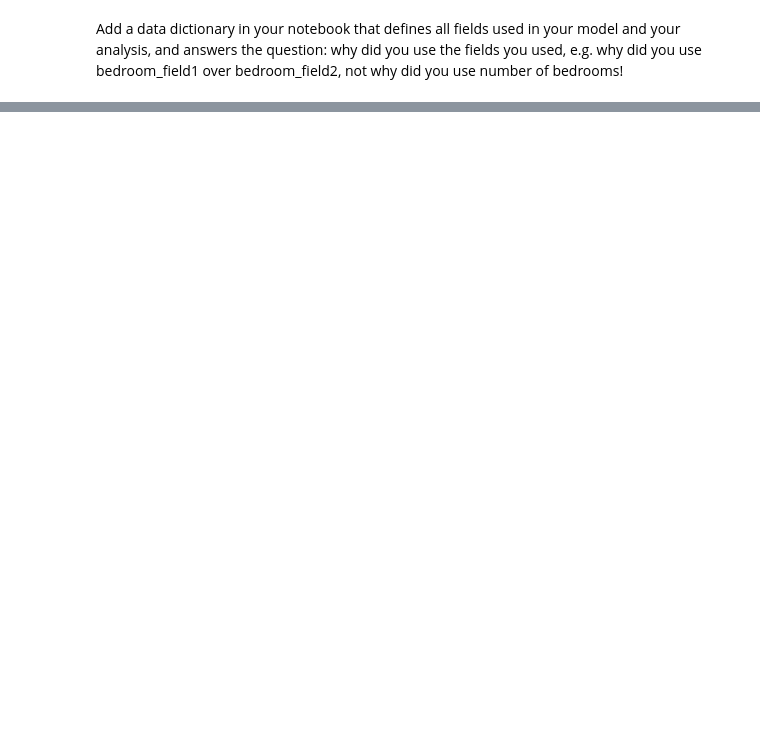
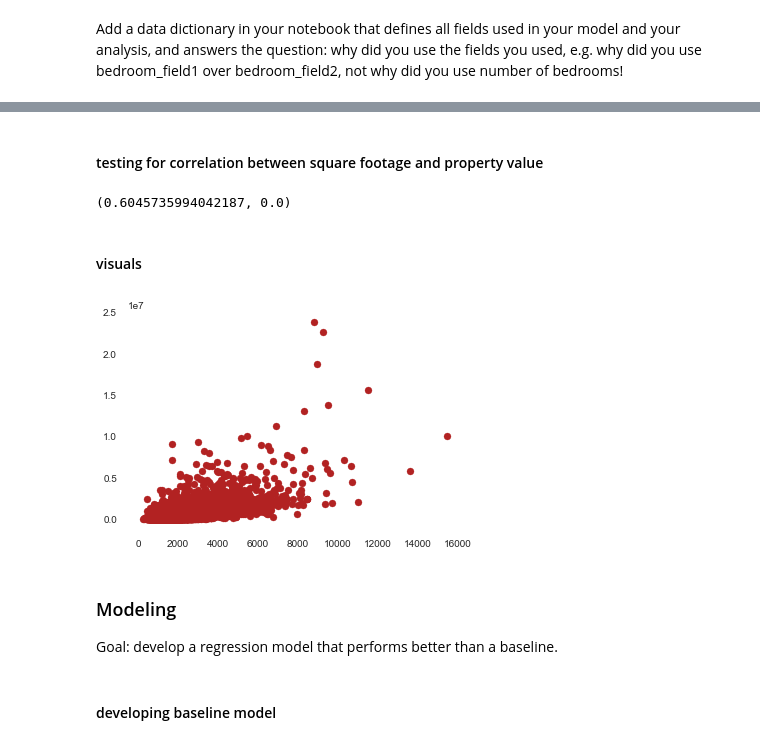
Before and after one commit to jivemachine/zillow_project, a Jupyter notebook: zillow_notebook_2nd_draft.ipynb, the cells around one changed output, grey strips where cells are left out. Saved outputs shown, nothing was run; the diff lists cells and outputs as text; code cells hidden in the pictures; blank space fills up the shorter version.

```diff
--- a/zillow_notebook_2nd_draft.ipynb
+++ b/zillow_notebook_2nd_draft.ipynb
@@ -91,0 +261,6 @@ Make sure to summarize your takeaways and conclusions. That is, the data science
+# %%
+x = df.bathroomcnt
+y = df.taxvaluedollarcnt
+
+corr, p = stats.pearsonr(x, y)
+corr, p
@@ -91,0 +292,19 @@ Make sure to summarize your takeaways and conclusions. That is, the data science
+# %% [markdown]
+#### testing for correlation between square footage and property value
+# %%
+x = df.calculatedfinishedsquarefeet
+
+corr, p = stats.pearsonr(x, y)
+corr, p
+# %% [output]
+(0.6045735994042187, 0.0)
+# %% [markdown]
+#### visuals
+# %%
+plt.scatter(x, y, c='firebrick')
+plt.show()
+# %% [output]
+[figure, added]
+# %% [markdown]
+### Modeling
+Goal: develop a regression model that performs better than a baseline.
@@ -91,0 +319,2 @@ Make sure to summarize your takeaways and conclusions. That is, the data science
+# %% [markdown]
+#### developing baseline model
```
Also changed, not shown: parts of 44 cells of this notebook, 2 other files.
